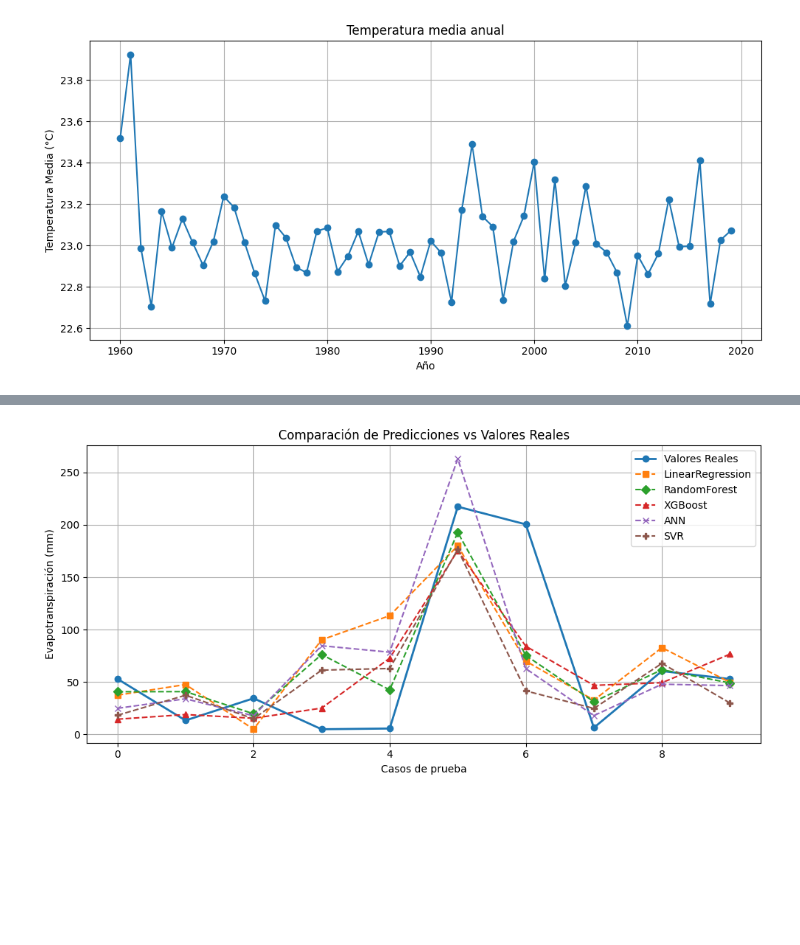
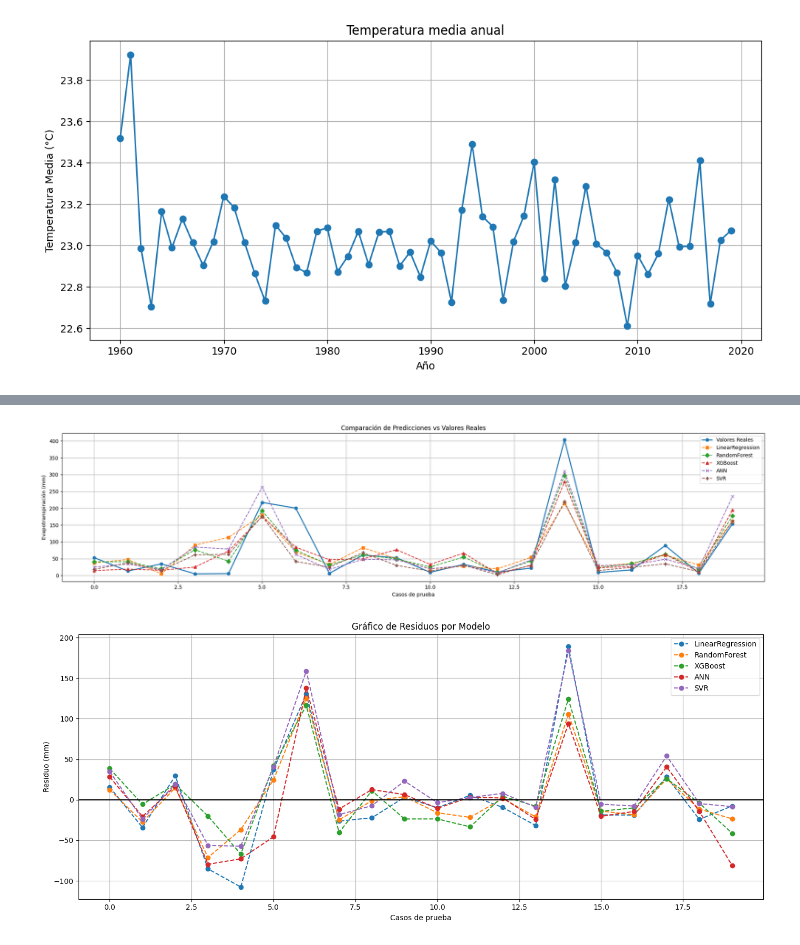
Before and after one commit to XavierMedinaMacias/tfm_xavierMedina, a Jupyter notebook: vsCode - machineLearning/ml_predicciones.ipynb, the cells around one changed output, grey strips where cells are left out. Saved outputs shown, nothing was run; the diff lists cells and outputs as text; code cells hidden in the pictures; blank space fills up the shorter version.

```diff
--- a/vsCode - machineLearning/ml_predicciones.ipynb
+++ b/vsCode - machineLearning/ml_predicciones.ipynb
@@ -253,17 +275,43 @@ Passing `palette` without assigning `hue` is deprecated and will be removed in v
 # %%
-plt.figure(figsize=(10, 5))
+plt.figure(figsize=(20, 5))
 marcadores = ['o', 's', 'D', '^', 'x', 'P']
-plt.plot(range(10), y_test.values[:10], label='Valores Reales', marker='o', linewidth=2)
+plt.plot(range(20), y_test.values[:20], label='Valores Reales', marker='o', linewidth=2)
 
 for i, (nombre, preds) in enumerate(predicciones_test.items()):
-    plt.plot(range(10), preds, label=nombre, marker=marcadores[i+1], linestyle='--')
+    plt.plot(range(20), preds, label=nombre, marker=marcadores[i+1], linestyle='--')
 
 plt.title("Comparación de Predicciones vs Valores Reales")
 plt.xlabel("Casos de prueba")
 plt.ylabel("Evapotranspiración (mm)")
 plt.legend()
 plt.grid(True)
 plt.tight_layout()
 plt.show()
 # %% [output]
-[figure, old version]
+[figure, new version]
+# %%
+import matplotlib.pyplot as plt
+
+# Suponiendo que ya tienes:
+# y_test -> valores reales
+# predicciones_test -> diccionario {nombre_modelo: predicciones}
+
+num_muestras = 20  # ajustar si quieres más o menos casos
+valores_reales = y_test.values[:num_muestras]
+
+plt.figure(figsize=(14, 6))
+
+for i, (nombre, preds) in enumerate(predicciones_test.items()):
+    residuos = valores_reales - preds[:num_muestras]
+    plt.plot(range(num_muestras), residuos, marker='o', linestyle='--', label=nombre)
+
+plt.axhline(0, color='black', linestyle='-')
+plt.title("Gráfico de Residuos por Modelo")
+plt.xlabel("Casos de prueba")
+plt.ylabel("Residuo (mm)")
+plt.legend()
+plt.grid(True)
+plt.tight_layout()
+plt.show()
+# %% [output]
+[figure, added]
```
Also changed, not shown: parts of 3 cells of this notebook, 3 other files.
